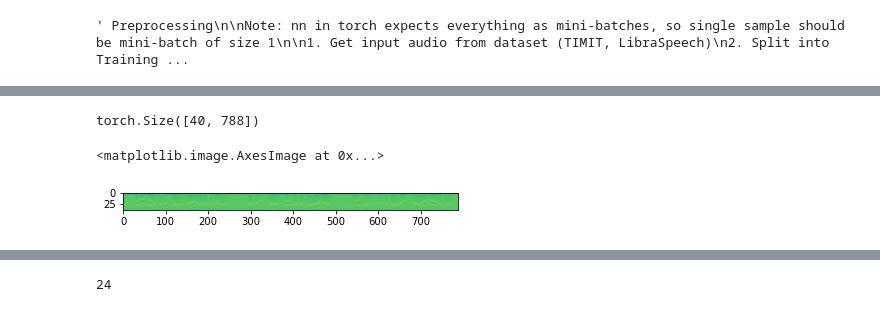
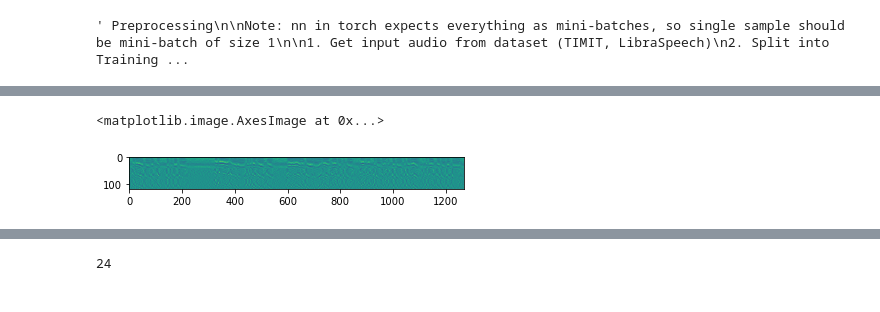
Before and after one commit to sfarhat/Karaoke, a Jupyter notebook: karaoke.ipynb, the cells around one changed output, grey strips where cells are left out. Saved outputs shown, nothing was run; the diff lists cells and outputs as text; code cells hidden in the pictures.

```diff
--- a/karaoke.ipynb
+++ b/karaoke.ipynb
@@ -78,12 +71,43 @@ plt.plot(dataset[0][0][0])
-# %%
-mfcc_features = torchaudio.transforms.MFCC(log_mels=True)(dataset[0][0][0])
-# Takes in audio of dimension (..., time) returns specgram_mel of size (..., n_mfcc, time) where n_mfcc defaults to 40
-mfcc_features.shape
-# %% [output]
-torch.Size([40, 788])
+# %%
+def features_from_waveform(waveform):
+
+    """
+    Raw audio is transformed into 40-dimensional log mel-filter-bank (plus energy term) coefficients with deltas and delta-deltas, which reasults in 123 dimensional features. Each dimension is normalized to have zero mean and unit variance over the training set.
+
+    Basically this is just MFCC but without taking DCT at the end, but for the sake of cleanliness, I'll stick with MFCC for now. Also, I don't know what they mean by "energy term" (aren't the coefficients already energy terms?) so I'm omitting that.
+    """
+
+    data = waveform.squeeze(dim=0)
+
+    # Grab desired features
+    # Takes in audio of dimension (..., time) returns specgram_mel of size (..., n_mfcc, time) where n_mfcc defaults to 40
+    mfcc_features = torchaudio.transforms.MFCC(log_mels=True)(data)
+    deltas = torchaudio.functional.compute_deltas(mfcc_features)
+    delta_deltas = torchaudio.functional.compute_deltas(deltas)
+
+    # Stack features together
+    input_features = torch.cat((mfcc_features, deltas, delta_deltas), 0)
+
+    # Normalize features along time dimension
+    # PyTorch built in Normalize transform does it to entire channels, we want along specific dimension of only channel
+
+    # A nicer way of normalizing by using unsqueeze, seems more legit than the transpose method
+    input_features_normalized = (input_features - input_features.mean(1).unsqueeze(1)) / input_features.std(1).unsqueeze(1)
+
+    # Old ways of experimenting with normalizing along dimensions.
+
+    # Transpose method: A super ugly way to normalize (0 mean, unit variance) along each x dimension, have to transpose everything
+    # input_features_normalized = ((input_features.T - input_features.T.mean(0)) / input_features.T.std(0)).T
+
+    # Numpy method: Using a useful function numpy has but torch does not. Creates small floating point differences, probably from conversion to torch tensor from numpy array.
+    # input_features_normalized = torch.from_numpy(np.apply_along_axis(lambda x : (x - np.mean(x)) / np.std(x), 1, input_features))
+
+    return input_features_normalized
+# %%
+test_input = features_from_waveform(train_dataset[1][0])
 # %%
-plt.imshow(mfcc_features)
+plt.imshow(test_input)
 # %% [output]
 <matplotlib.image.AxesImage at 0x...>
-[figure, old version]
+[figure, new version]
 # %%
```
Also changed, not shown: parts of 11 cells of this notebook.
